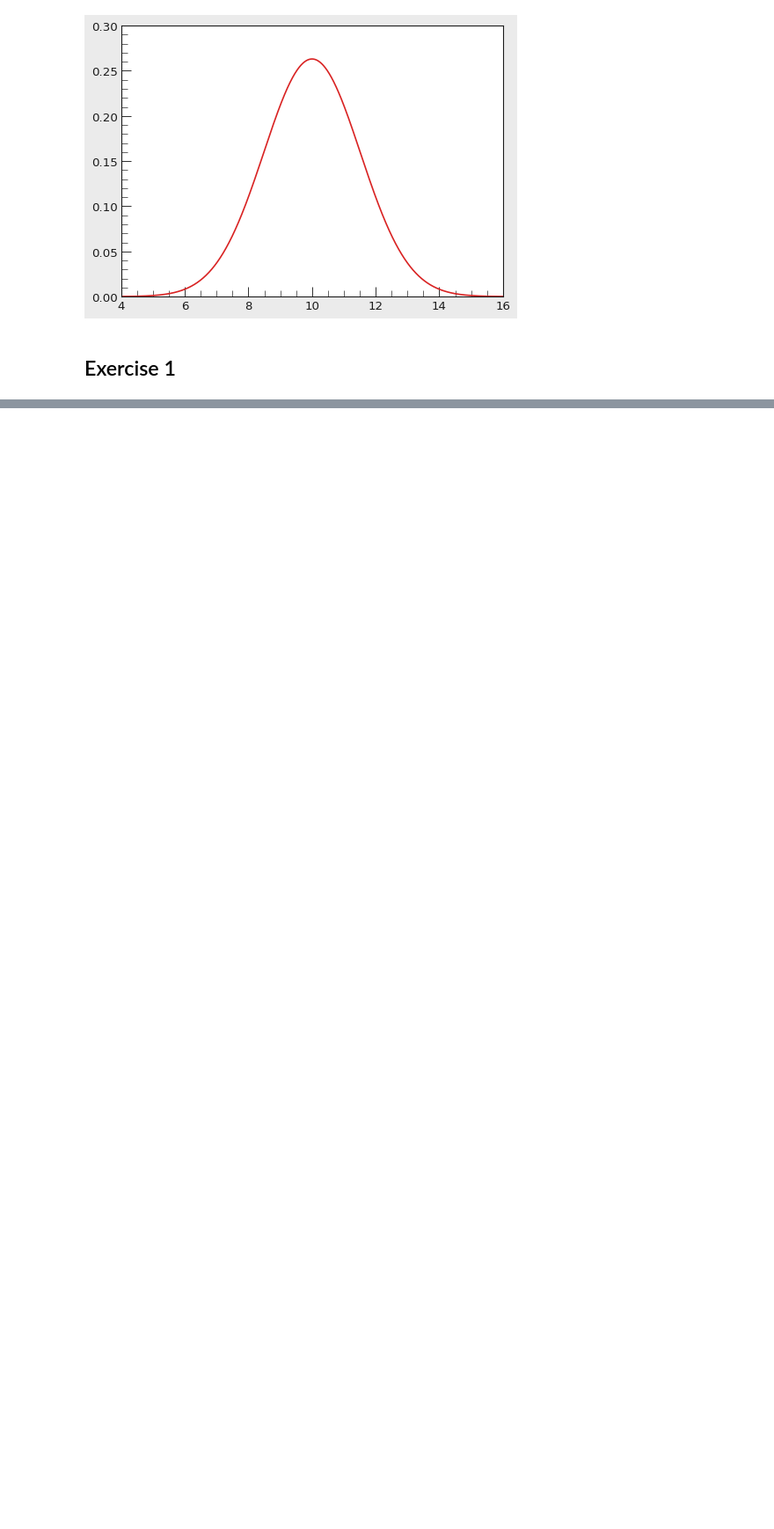
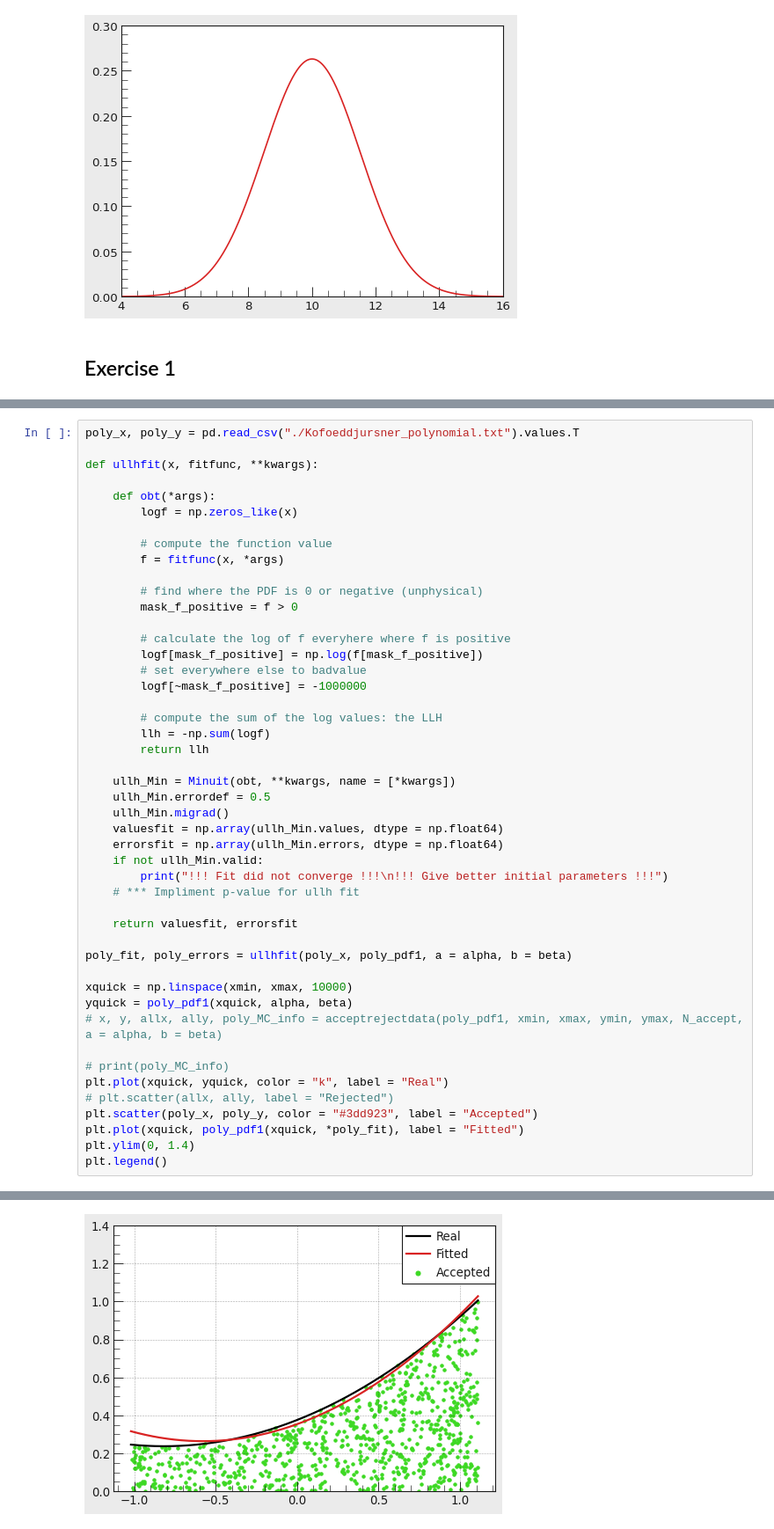
Before and after one commit to PhilKofoed/AMAS2023, a Jupyter notebook: Philip/Problemset2/Problemset2.ipynb, the cells around one changed output, grey strips where cells are left out. Shown: that part at 88% size. Drawn from its saved outputs; the diff is of its cells as text; blank space fills up the shorter version.

```diff
--- a/Philip/Problemset2/Problemset2.ipynb
+++ b/Philip/Problemset2/Problemset2.ipynb
@@ -193,0 +276,48 @@ pd.DataFrame(np.array([x, y]).T, columns = ["x", "y"]).to_csv("./Kofoeddjursner_
+# %%
+poly_x, poly_y = pd.read_csv("./Kofoeddjursner_polynomial.txt").values.T
+
+def ullhfit(x, fitfunc, **kwargs):
+
+    def obt(*args):
+        logf = np.zeros_like(x)
+
+        # compute the function value
+        f = fitfunc(x, *args)
+
+        # find where the PDF is 0 or negative (unphysical)
+        mask_f_positive = f > 0
+
+        # calculate the log of f everyhere where f is positive
+        logf[mask_f_positive] = np.log(f[mask_f_positive])
+        # set everywhere else to badvalue
+        logf[~mask_f_positive] = -1000000
+
+        # compute the sum of the log values: the LLH
+        llh = -np.sum(logf)
+        return llh
+
+    ullh_Min = Minuit(obt, **kwargs, name = [*kwargs])
+    ullh_Min.errordef = 0.5
+    ullh_Min.migrad()
+    valuesfit = np.array(ullh_Min.values, dtype = np.float64)
+    errorsfit = np.array(ullh_Min.errors, dtype = np.float64)
+    if not ullh_Min.valid:
+        print("!!! Fit did not converge !!!\n!!! Give better initial parameters !!!")
+    # *** Impliment p-value for ullh fit
+
+    return valuesfit, errorsfit
+
+poly_fit, poly_errors = ullhfit(poly_x, poly_pdf1, a = alpha, b = beta)
+
+xquick = np.linspace(xmin, xmax, 10000)
+yquick = poly_pdf1(xquick, alpha, beta)
+# x, y, allx, ally, poly_MC_info = acceptrejectdata(poly_pdf1, xmin, xmax, ymin, ymax, N_accept, a = alpha, b = beta)
+
+# print(poly_MC_info)
+plt.plot(xquick, yquick, color = "k", label = "Real")
+# plt.scatter(allx, ally, label = "Rejected")
+plt.scatter(poly_x, poly_y, color = "#3dd923", label = "Accepted")
+plt.plot(xquick, poly_pdf1(xquick, *poly_fit), label = "Fitted")
+plt.ylim(0, 1.4)
+plt.legend()
+# %% [output]
@@ -193,0 +325 @@ pd.DataFrame(np.array([x, y]).T, columns = ["x", "y"]).to_csv("./Kofoeddjursner_
+[figure, added]
```
Also changed, not shown: parts of 8 cells of this notebook.
